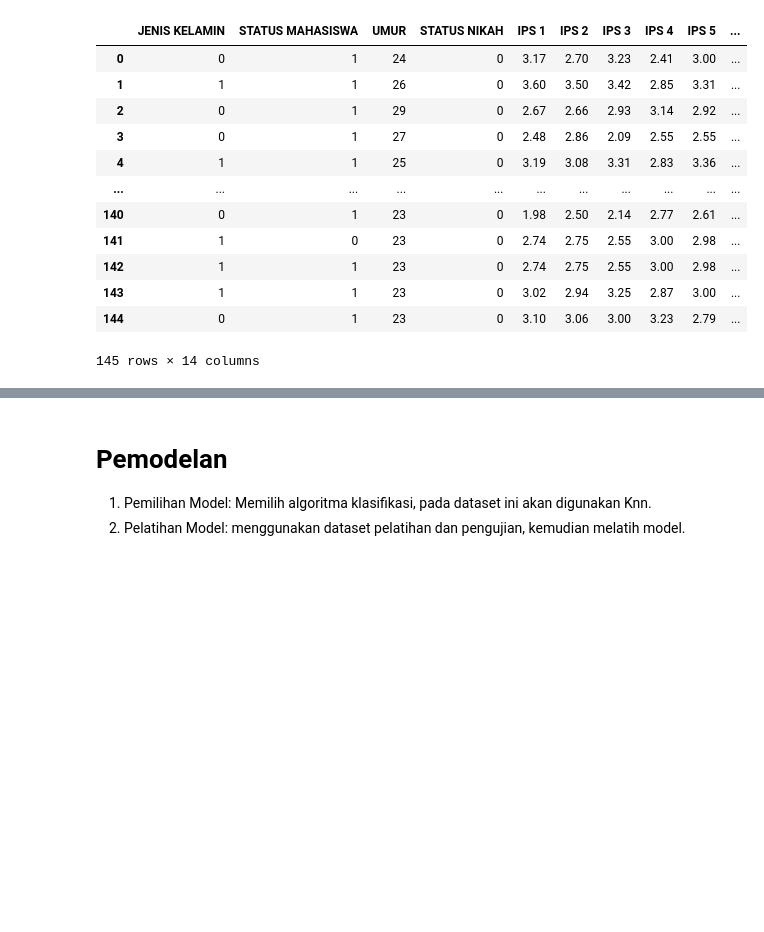
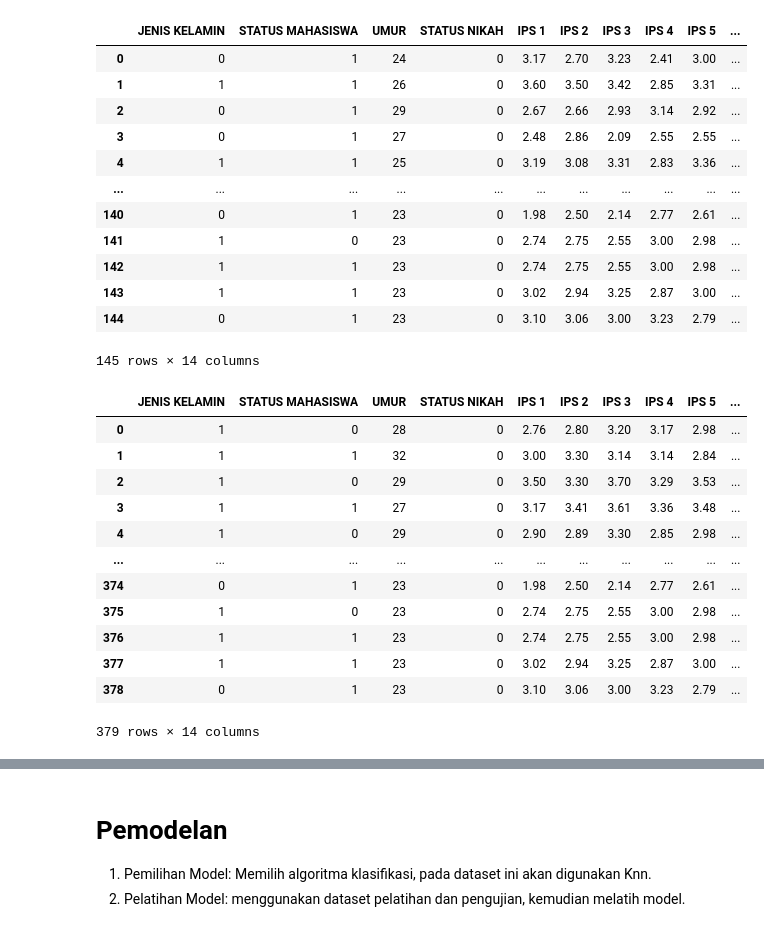
Before and after one commit to SahrulFirdaus779/Data_Mining, a Jupyter notebook: Praktikum 9/klasterisasi_praktikum.ipynb, the cells around one changed output, grey strips where cells are left out. Cells and saved outputs as stored; diff of their text form; code cells hidden in the pictures; blank space fills up the shorter version.

```diff
--- a/Praktikum 9/klasterisasi_praktikum.ipynb
+++ b/Praktikum 9/klasterisasi_praktikum.ipynb
@@ -253,15 +243,0 @@ hasilnya pada data test_df dan train_ df ini saya akan mengisi nilai 0.0 pada ma
-# %%
-import pandas as pd
-
-# Menggunakan DataFrame 'test_df' yang sudah ada
-# Menyaring mahasiswa yang memiliki nilai 0.0 pada semester 8 dan lulus tepat waktu
-mahasiswa_tetap_waktu = test_df[(test_df['IPS 8'] == 0.0) & (test_df['STATUS KELULUSAN'] == 'TEPAT')]
-
-# Menghitung median dari IPS 8 (tanpa 0.0)
-median_ips_8 = test_df[test_df['IPS 8'] != 0.0]['IPS 8'].median()
-
-# Mengganti nilai 0.0 pada mahasiswa yang lulus tepat waktu dengan median
-test_df.loc[(test_df['IPS 8'] == 0.0) & (test_df['STATUS KELULUSAN'] == 'TEPAT'), 'IPS 8'] = median_ips_8
-
-# Cek hasil perubahan
-test_df.head() # Menampilkan beberapa data untuk memastikan perubahan
@@ -323,3 +272,19 @@ test_df
 | 143 | 1 | 1 | 23 | 0 | 3.02 | 2.94 | 3.25 | 2.87 | 3.00 | ... |
 | 144 | 0 | 1 | 23 | 0 | 3.10 | 3.06 | 3.00 | 3.23 | 2.79 | ... |
 145 rows × 14 columns
+# %%
+train_df
+# %% [output]
+|  | JENIS KELAMIN | STATUS MAHASISWA | UMUR | STATUS NIKAH | IPS 1 | IPS 2 | IPS 3 | IPS 4 | IPS 5 | ... |
+| 0 | 1 | 0 | 28 | 0 | 2.76 | 2.80 | 3.20 | 3.17 | 2.98 | ... |
+| 1 | 1 | 1 | 32 | 0 | 3.00 | 3.30 | 3.14 | 3.14 | 2.84 | ... |
+| 2 | 1 | 0 | 29 | 0 | 3.50 | 3.30 | 3.70 | 3.29 | 3.53 | ... |
+| 3 | 1 | 1 | 27 | 0 | 3.17 | 3.41 | 3.61 | 3.36 | 3.48 | ... |
+| 4 | 1 | 0 | 29 | 0 | 2.90 | 2.89 | 3.30 | 2.85 | 2.98 | ... |
+| ... | ... | ... | ... | ... | ... | ... | ... | ... | ... | ... |
+| 374 | 0 | 1 | 23 | 0 | 1.98 | 2.50 | 2.14 | 2.77 | 2.61 | ... |
+| 375 | 1 | 0 | 23 | 0 | 2.74 | 2.75 | 2.55 | 3.00 | 2.98 | ... |
+| 376 | 1 | 1 | 23 | 0 | 2.74 | 2.75 | 2.55 | 3.00 | 2.98 | ... |
+| 377 | 1 | 1 | 23 | 0 | 3.02 | 2.94 | 3.25 | 2.87 | 3.00 | ... |
+| 378 | 0 | 1 | 23 | 0 | 3.10 | 3.06 | 3.00 | 3.23 | 2.79 | ... |
+379 rows × 14 columns
```
Also changed, not shown: parts of 15 cells of this notebook, 1 other file.
